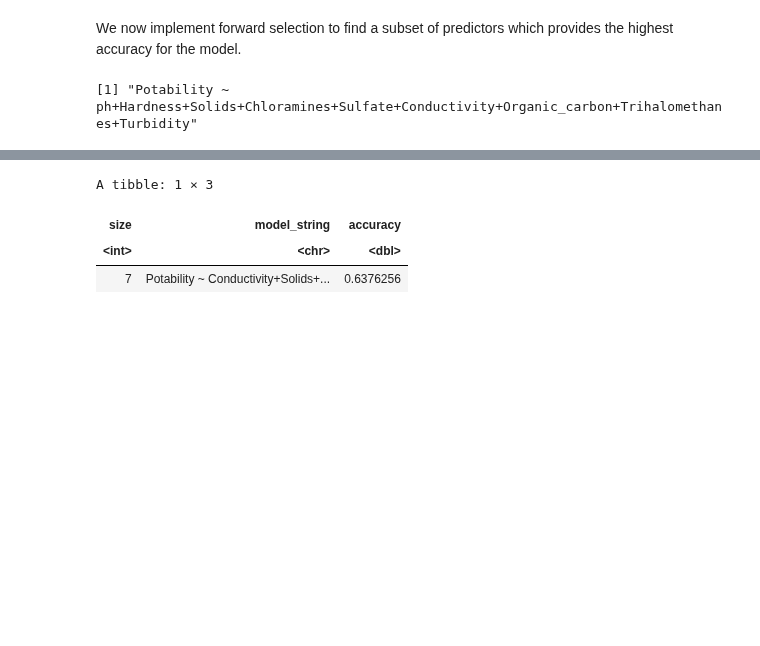
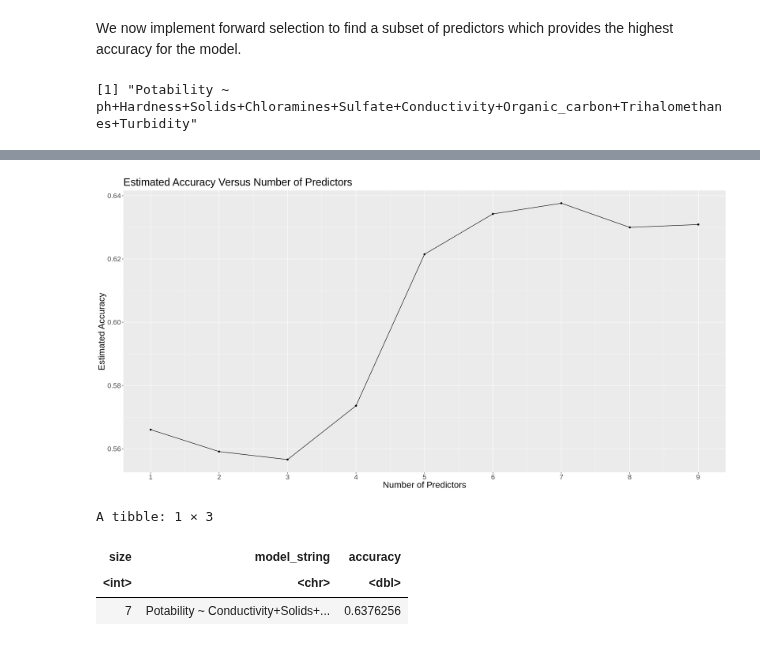
Before and after one commit to ricardoliu99/dsci100-group21, a Jupyter notebook: final_report.ipynb, the cells around one changed output, grey strips where cells are left out. Cells and saved outputs as stored; diff of their text form; code cells hidden in the pictures; blank space fills up the shorter version.

```diff
--- a/final_report.ipynb
+++ b/final_report.ipynb
@@ -423,6 +447,20 @@ A tibble: 9 × 3
 | 7 | Potability ~ Conductivity+Solids+... | 0.6376256 |
 | 8 | Potability ~ Conductivity+Solids+... | 0.6299831 |
 | 9 | Potability ~ Conductivity+Solids+... | 0.6308974 |
+# %%
+# plot estimated accuracy versus the number of predictors
+forward_selection_plot <- accuracies %>%
+    ggplot(aes(x = size, y = accuracy)) +
+    geom_point() +
+    geom_line() +
+    labs(x = 'Number of Predictors', y = 'Estimated Accuracy') +
+    scale_x_continuous(breaks = seq(1, 9, 1)) +
+    ggtitle('Estimated Accuracy Versus Number of Predictors') +
+    theme(text = element_text(size = 20))
+
+forward_selection_plot
+# %% [output]
+[figure, added]
 # %%
 # show the subset of predictors which has the highest accuracy
 best_subset <- accuracies %>%
```
Also changed, not shown: parts of 8 cells of this notebook.
